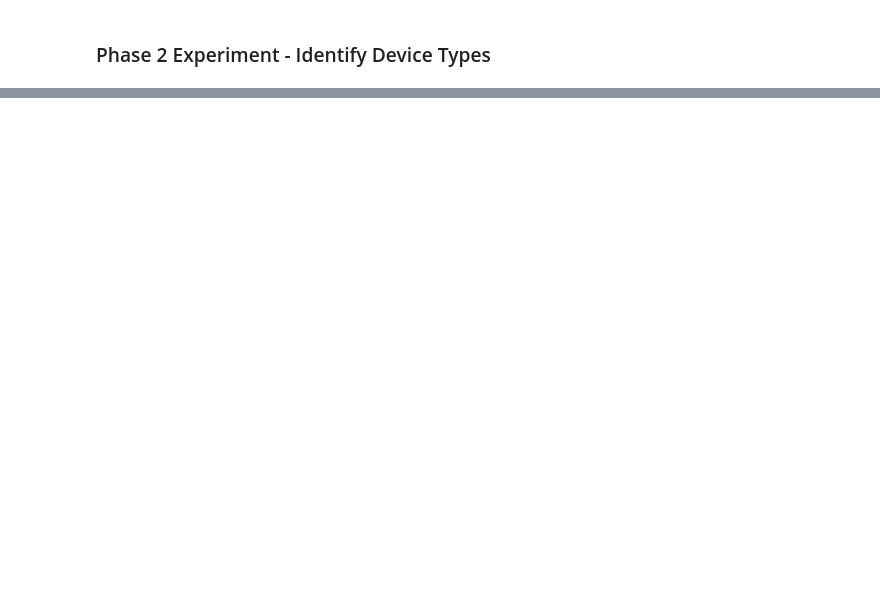
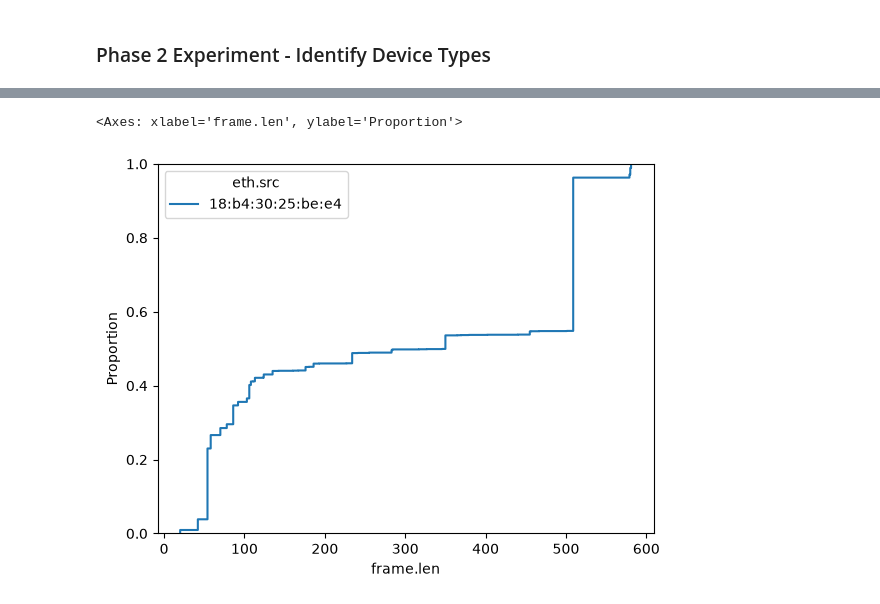
Before and after one commit to dtuan2604/NetSysResearch, a Jupyter notebook: experiment/working/experiment/first-experiment.ipynb, the cells around one changed output, grey strips where cells are left out. Saved outputs shown, nothing was run; the diff lists cells and outputs as text; code cells hidden in the pictures; blank space fills up the shorter version.

```diff
--- a/experiment/working/experiment/first-experiment.ipynb
+++ b/experiment/working/experiment/first-experiment.ipynb
@@ -301,0 +626,9 @@ second_experiment_results
+# %%
+sns.ecdfplot(
+    data=all_raw_data.loc[all_raw_data["eth.src"] == device],
+    x="frame.len",
+    hue="eth.src"
+)
+# %% [output]
+<Axes: xlabel='frame.len', ylabel='Proportion'>
+[figure, added]
```
Also changed, not shown: parts of 40 cells of this notebook, 8 other files.
